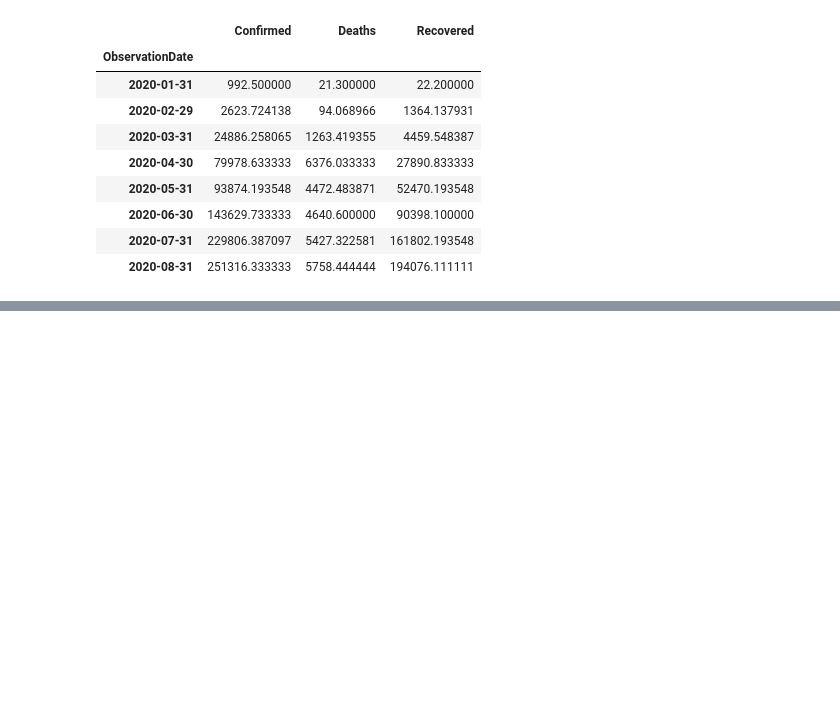
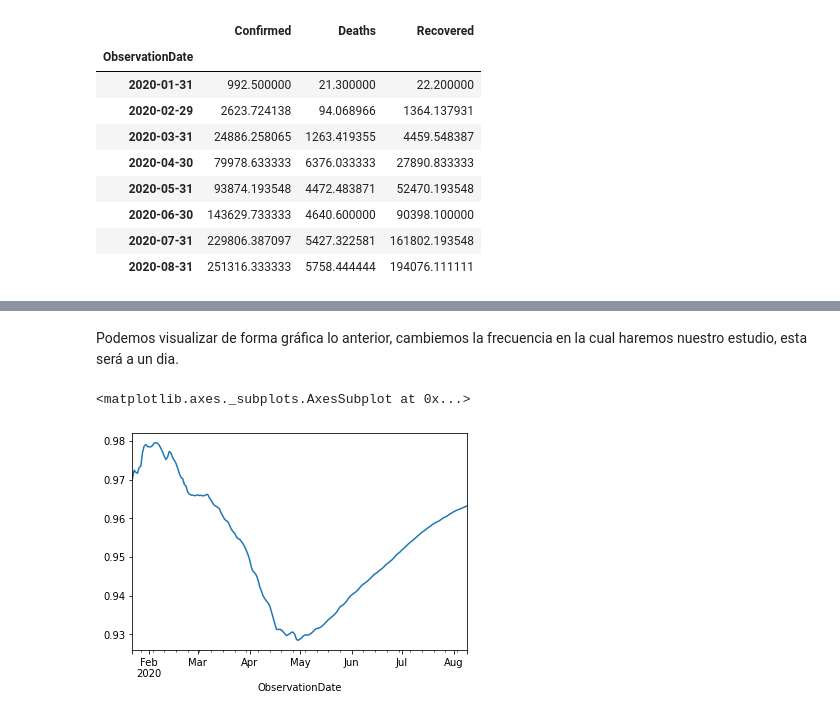
Before and after one commit to francomanca93/analisis-de-datos, a Jupyter notebook: 3-Aplicando-pandas/17_Series_de_tiempo_y_visualizacioes.ipynb, the cells around one changed output, grey strips where cells are left out. Drawn from its saved outputs; the diff is of its cells as text; code cells hidden in the pictures; blank space fills up the shorter version.

```diff
--- a/3-Aplicando-pandas/17_Series_de_tiempo_y_visualizacioes.ipynb
+++ b/3-Aplicando-pandas/17_Series_de_tiempo_y_visualizacioes.ipynb
@@ -367,0 +416,3 @@ df_diff.resample('M').mean()
+# %%
+df_cum = df_time.resample('12h').sum(min_count=1)
+df_cum
@@ -367,0 +491,3 @@ df_diff.resample('M').mean()
+# %%
+df_cum = df_cum.interpolate()
+df_cum
@@ -367,0 +519,3 @@ df_diff.resample('M').mean()
+# %%
+df_cum['rate-recovered'] = 1 - df_cum['Deaths'] / df_cum['Confirmed']
+df_cum
@@ -367,0 +539,3 @@ df_diff.resample('M').mean()
+# %%
+df_cum = df_cum.reset_index()
+df_cum
@@ -367,0 +571,8 @@ df_diff.resample('M').mean()
+# %% [markdown]
+Podemos visualizar de forma gráfica lo anterior, cambiemos la frecuencia en la cual haremos nuestro estudio, esta será a un dia.
+# %%
+serie = df_cum.groupby(pd.Grouper(key='ObservationDate', freq= '1d'))['rate'].mean()
+serie.plot()
+# %% [output]
+<matplotlib.axes._subplots.AxesSubplot at 0x...>
+[figure, added]
```
Also changed, not shown: parts of 32 cells of this notebook.
